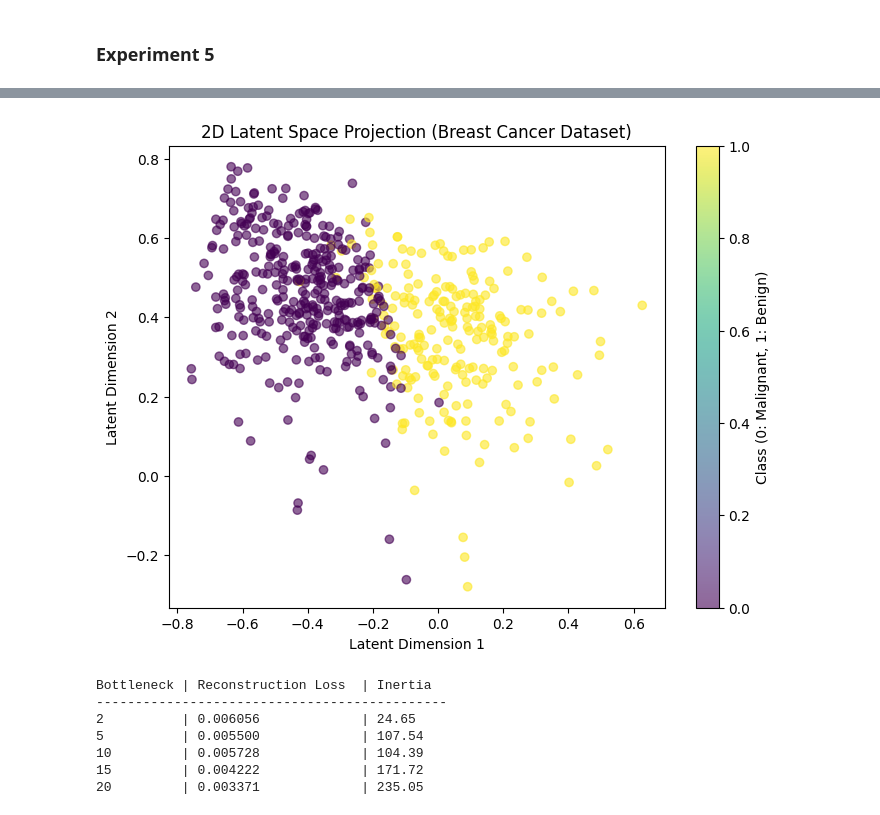
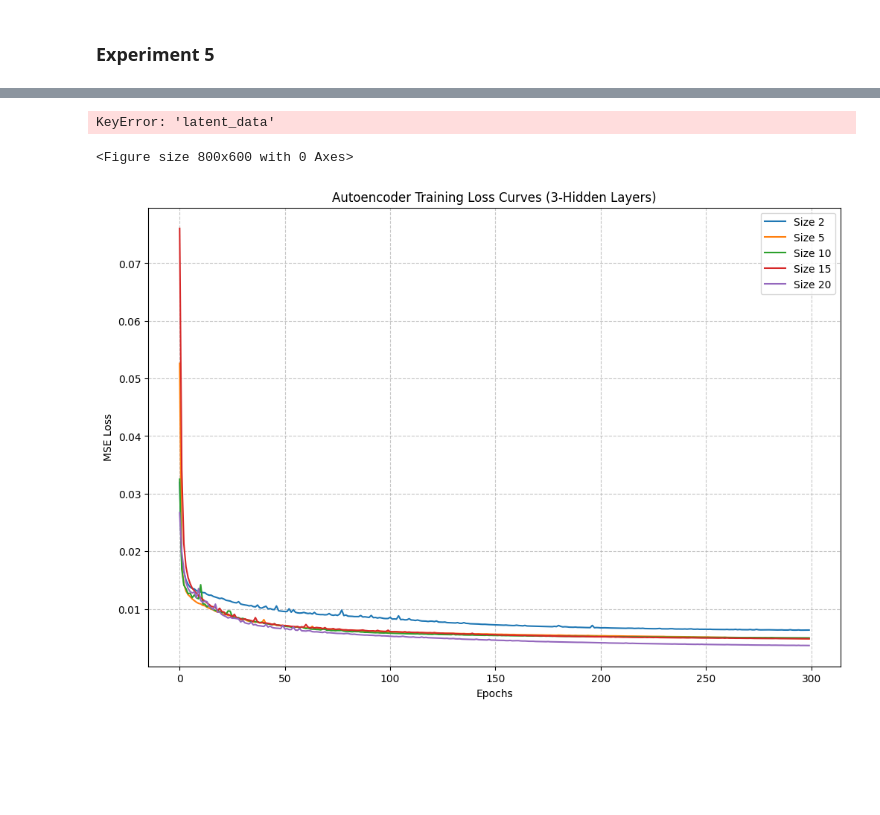
Before and after one commit to marwanelgharbawy/dimensionality-reduction-clustering, a Jupyter notebook: notebooks/experiments.ipynb, the cells around one changed output, grey strips where cells are left out. Drawn from its saved outputs; the diff is of its cells as text; code cells hidden in the pictures; blank space fills up the shorter version.

```diff
--- a/notebooks/experiments.ipynb
+++ b/notebooks/experiments.ipynb
@@ -78,6 +88,8 @@ architectures = {
 
 dim = [2, 5, 10, 15, 20]
 results = []
+all_loss_histories = {}
+projections = {}
 for size in dim:
     print(f"\n--- Testing Bottleneck Size: {size} ---")
 
@@ -90,20 +102,29 @@ for size in dim:
     ae = Autoencoder(layer_sizes=layer_sizes, activations=activations)
     # Using small batch size for this dataset (569 samples)
     loss_history = ae.train(x_normalized.values, epochs=300)
+    all_loss_histories[size] = loss_history
 
     # 3. Dimensionality Reduction
     X_latent = ae.get_latent_space(x_normalized.values)
+    projections[size] = X_latent
 
     # 4. Clustering in Latent Space
     # k=2 because the dataset has 2 classes (Malignant/Benign)
     kmeans = KMeans(k=2, initialization_method='k-means++')
     kmeans.fit(X_latent)
+    preds = kmeans.labels
 
+    # 5. Calculate Metrics
     results.append({
-        'bottleneck': size,
-        'reconstruction_loss': loss_history[-1],
-        'latent_inertia': kmeans.inertia_history[-1],
-        'latent_data': X_latent
+        'Bottleneck': size,
+        'Final MSE': loss_history[-1],
+        'Silhouette': silhouette_score_scratch(X_latent, preds),
+        'Davies-Bouldin': davies_bouldin_score(X_latent, preds),
+        'Calinski-Harabasz': calinski_harabasz_score_scratch(X_latent, preds),
+        'WCSS': wcss_score(X_latent, preds),
+        'Adj-Rand-Index': adjusted_rand_index(y, preds),
+        'NMI': normalized_mutual_information(y, preds),
+        'Purity': purity_score(y, preds)
     })
 # %% [output]
 --- Testing Bottleneck Size: 2 ---
@@ -139,11 +160,16 @@ print("-" * 45)
 for r in results:
     print(f"{r['bottleneck']:<10} | {r['reconstruction_loss']:<20.6f} | {r['latent_inertia']:<10.2f}")
 # %% [output]
-[figure, removed]
-Bottleneck | Reconstruction Loss  | Inertia
----------------------------------------------
-2          | 0.006056             | 24.65
-5          | 0.005500             | 107.54
-10         | 0.005728             | 104.39
-15         | 0.004222             | 171.72
-20         | 0.003371             | 235.05
+KeyError: 'latent_data'
+<Figure size 800x600 with 0 Axes>
+# %%
+plt.figure(figsize=(12, 8))
+for size in dim:
+    plt.plot(all_loss_histories[size], label=f'Size {size}')
+plt.title('Autoencoder Training Loss Curves (3-Hidden Layers)')
+plt.xlabel('Epochs')
+plt.ylabel('MSE Loss')
+plt.legend()
+plt.grid(True, linestyle='--', alpha=0.7)
+# %% [output]
+[figure, added]
```
Also changed, not shown: parts of 4 cells of this notebook.
